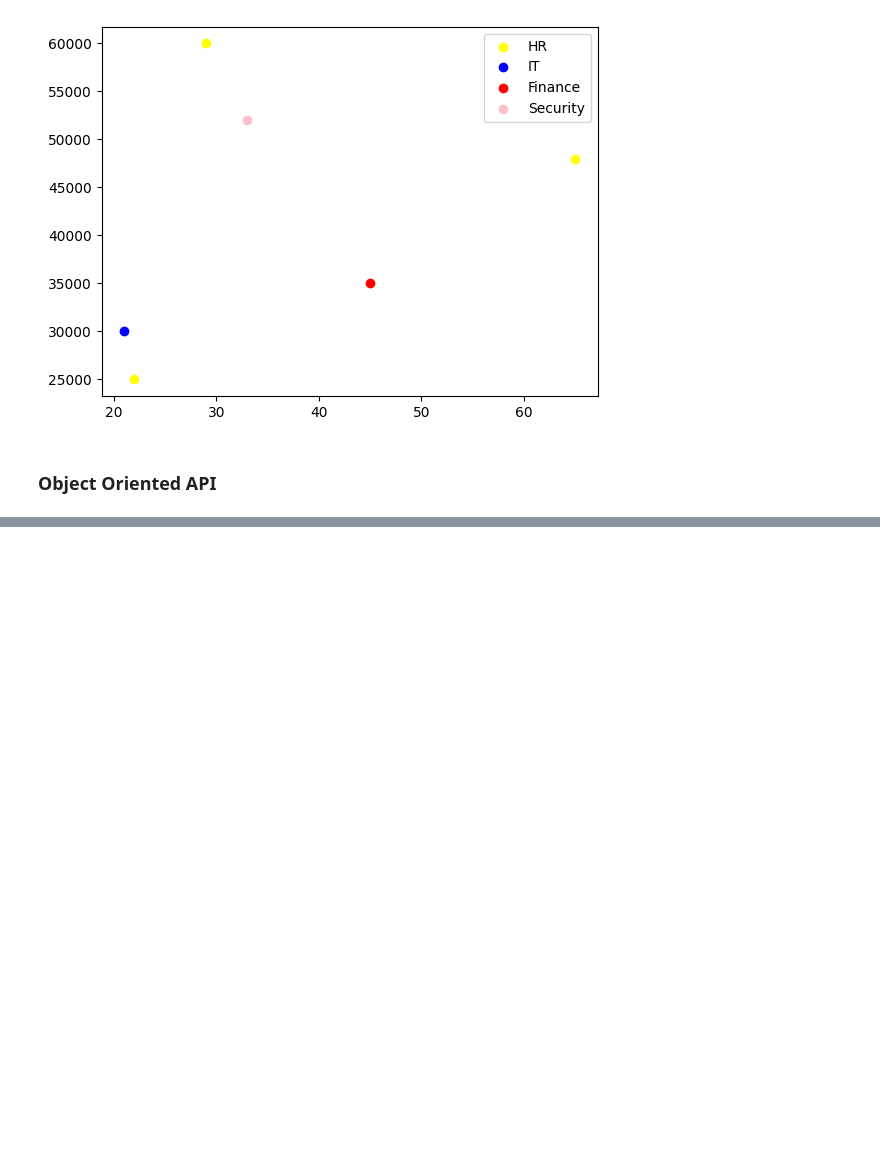
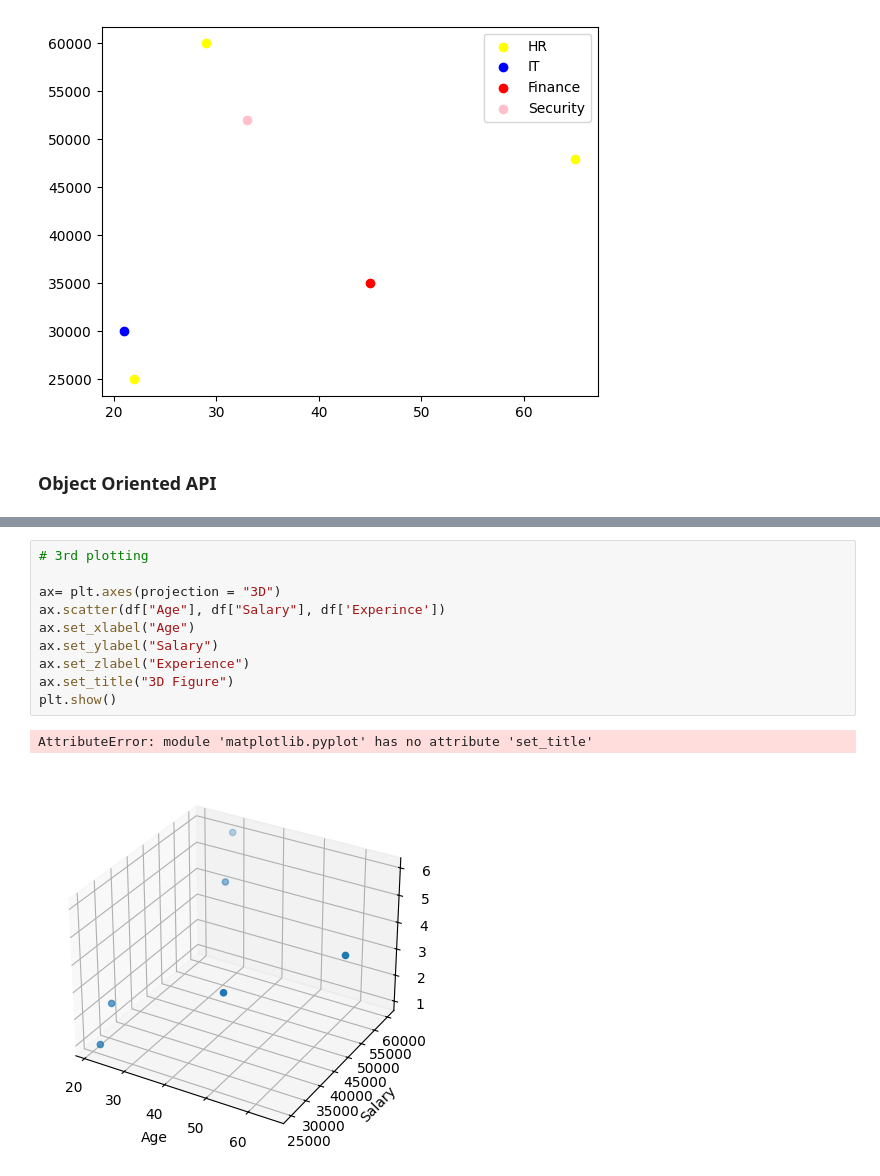
Before and after one commit to thisisouvik/ML-Concepts, a Jupyter notebook: MatplotLib/plt.ipynb, the cells around one changed output, grey strips where cells are left out. Cells and saved outputs as stored; diff of their text form; blank space fills up the shorter version.

```diff
--- a/MatplotLib/plt.ipynb
+++ b/MatplotLib/plt.ipynb
@@ -223,0 +247,13 @@ Text(0.5, 0, 'Salary')
+# %%
+# 3rd plotting
+
+ax= plt.axes(projection = "3D")
+ax.scatter(df["Age"], df["Salary"], df['Experince'])
+ax.set_xlabel("Age")
+ax.set_ylabel("Salary")
+ax.set_zlabel("Experience")
+ax.set_title("3D Figure")
+plt.show()
+# %% [output]
+AttributeError: module 'matplotlib.pyplot' has no attribute 'set_title'
+[figure, added]
```
Also changed, not shown: parts of 4 cells of this notebook, 1 other file.
